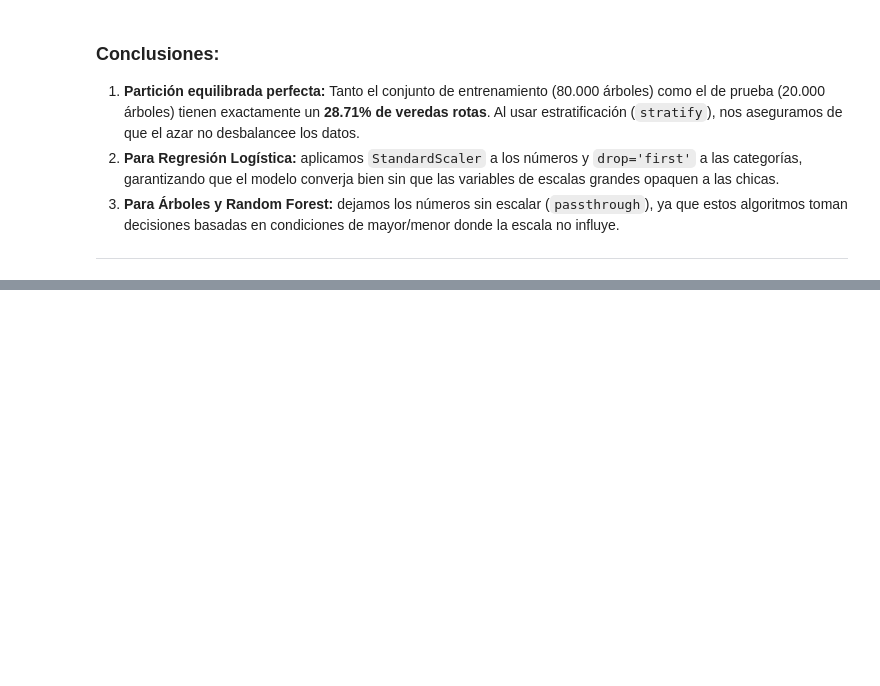
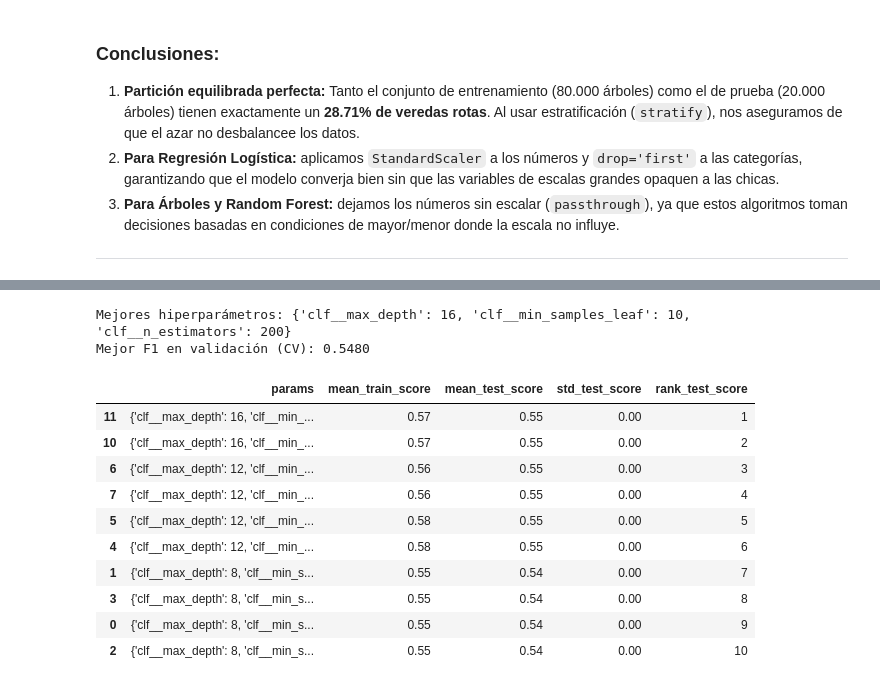
Before and after one commit to EnzoFer/YPF-curso-Data-Science, a Jupyter notebook: Final/Final.ipynb, the cells around one changed output, grey strips where cells are left out. Saved outputs shown, nothing was run; the diff lists cells and outputs as text; code cells hidden in the pictures; blank space fills up the shorter version.

```diff
--- a/Final/Final.ipynb
+++ b/Final/Final.ipynb
@@ -539,0 +630,42 @@ weighted avg       0.51      0.71      0.59     20000
+# %%
+from sklearn.model_selection import GridSearchCV
+
+pipe_rf = Pipeline([
+    ('prep', preprocessor_tree),
+    ('clf', RandomForestClassifier(class_weight='balanced', n_jobs=-1, random_state=42))
+])
+
+param_grid = {
+    'clf__n_estimators': [100, 200],
+    'clf__max_depth': [8, 12, 16],
+    'clf__min_samples_leaf': [1, 10]
+}
+
+grid_rf = GridSearchCV(pipe_rf, param_grid, cv=skf, scoring='f1',
+                       refit=True, return_train_score=True, n_jobs=-1)
+grid_rf.fit(X_train, y_train)
+
+print("Mejores hiperparámetros:", grid_rf.best_params_)
+print(f"Mejor F1 en validación (CV): {grid_rf.best_score_:.4f}")
+
+# Tabla de resultados del grid (train vs validación)
+df_grid = pd.DataFrame(grid_rf.cv_results_)[
+    ['params', 'mean_train_score', 'mean_test_score', 'std_test_score', 'rank_test_score']
+].sort_values('rank_test_score')
+display(df_grid.head(10))
+
+best_rf = grid_rf.best_estimator_
+# %% [output]
+Mejores hiperparámetros: {'clf__max_depth': 16, 'clf__min_samples_leaf': 10, 'clf__n_estimators': 200}
+Mejor F1 en validación (CV): 0.5480
+|  | params | mean_train_score | mean_test_score | std_test_score | rank_test_score |
+| 11 | {'clf__max_depth': 16, 'clf__min_... | 0.57 | 0.55 | 0.00 | 1 |
+| 10 | {'clf__max_depth': 16, 'clf__min_... | 0.57 | 0.55 | 0.00 | 2 |
+| 6 | {'clf__max_depth': 12, 'clf__min_... | 0.56 | 0.55 | 0.00 | 3 |
+| 7 | {'clf__max_depth': 12, 'clf__min_... | 0.56 | 0.55 | 0.00 | 4 |
+| 5 | {'clf__max_depth': 12, 'clf__min_... | 0.58 | 0.55 | 0.00 | 5 |
+| 4 | {'clf__max_depth': 12, 'clf__min_... | 0.58 | 0.55 | 0.00 | 6 |
+| 1 | {'clf__max_depth': 8, 'clf__min_s... | 0.55 | 0.54 | 0.00 | 7 |
+| 3 | {'clf__max_depth': 8, 'clf__min_s... | 0.55 | 0.54 | 0.00 | 8 |
+| 0 | {'clf__max_depth': 8, 'clf__min_s... | 0.55 | 0.54 | 0.00 | 9 |
+| 2 | {'clf__max_depth': 8, 'clf__min_s... | 0.55 | 0.54 | 0.00 | 10 |
```
Also changed, not shown: parts of 17 cells of this notebook, 2 other files.
